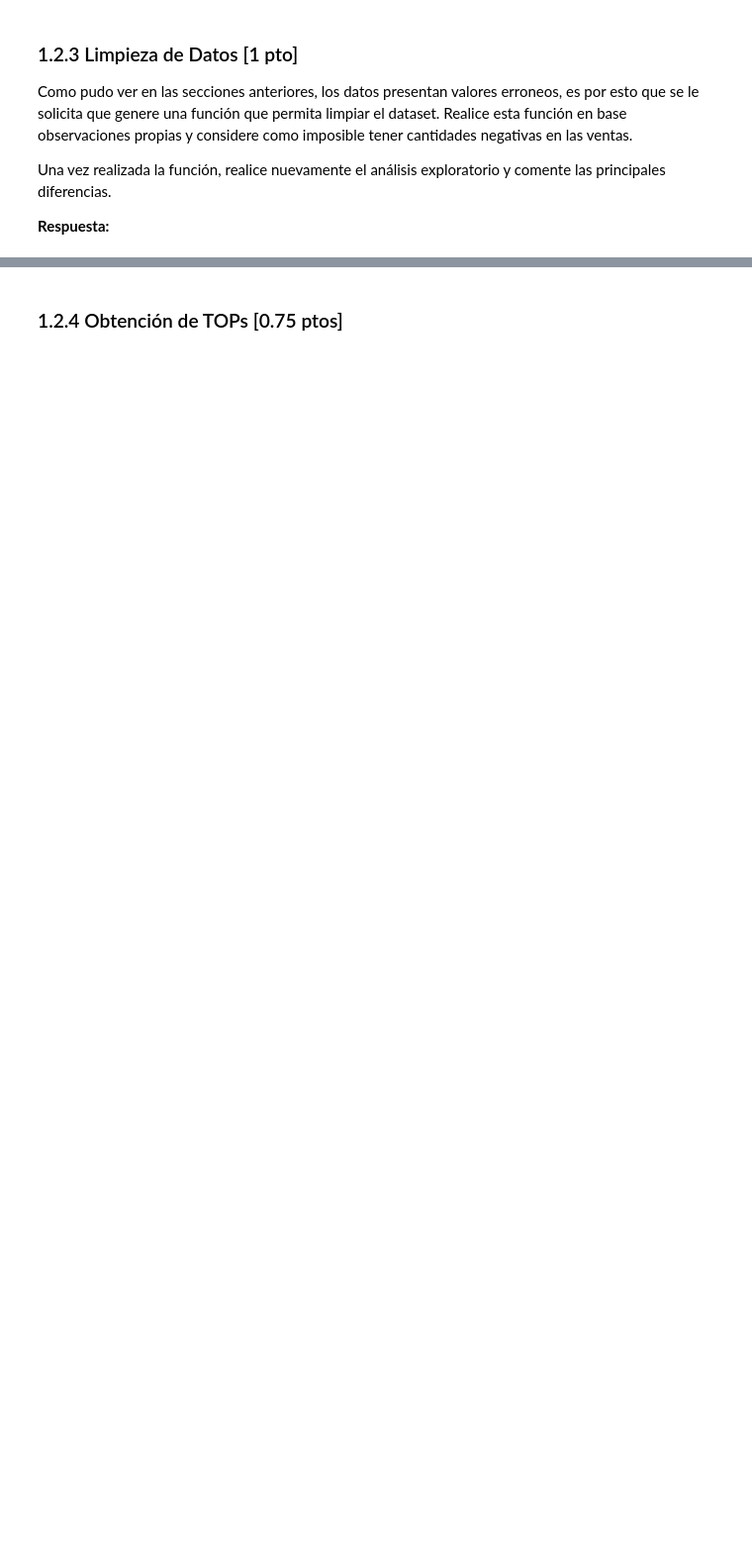
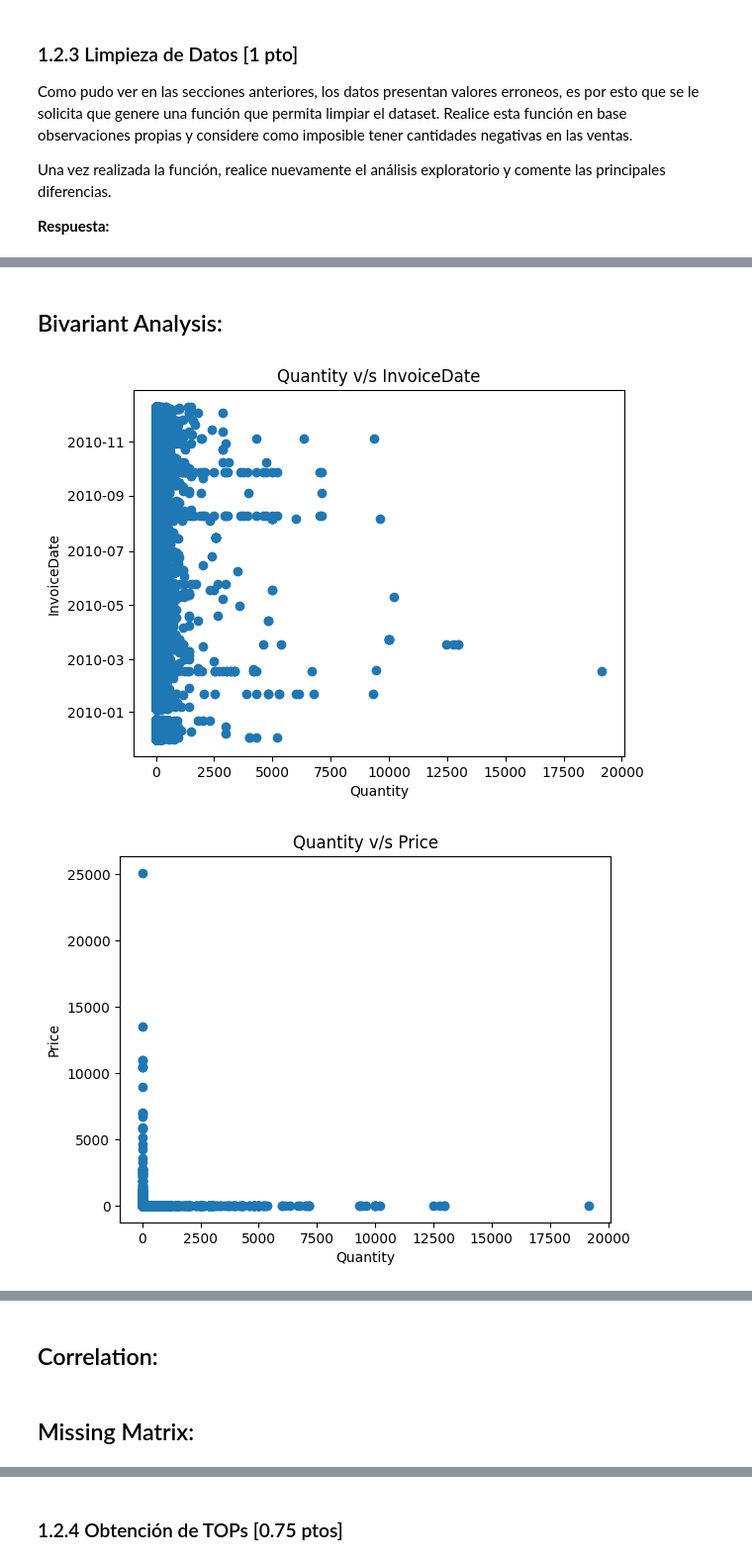
Before and after one commit to quilo98/Labs_MDS, a Jupyter notebook: Lab6/Lab6.ipynb, the cells around one changed output, grey strips where cells are left out. Shown at 99% size. Cells and saved outputs as stored; diff of their text form; code cells hidden in the pictures; blank space fills up the shorter version.

```diff
--- a/Lab6/Lab6.ipynb
+++ b/Lab6/Lab6.ipynb
@@ -442,0 +517,6 @@ Código Aquí
+# %%
+profile_df(df)
+# %% [output]
+## Bivariant Analysis:
+[figure, added]
+[figure, added]
@@ -442,0 +524,2 @@ Código Aquí
+## Correlation:
+## Missing Matrix:
```
Also changed, not shown: parts of 23 cells of this notebook.
